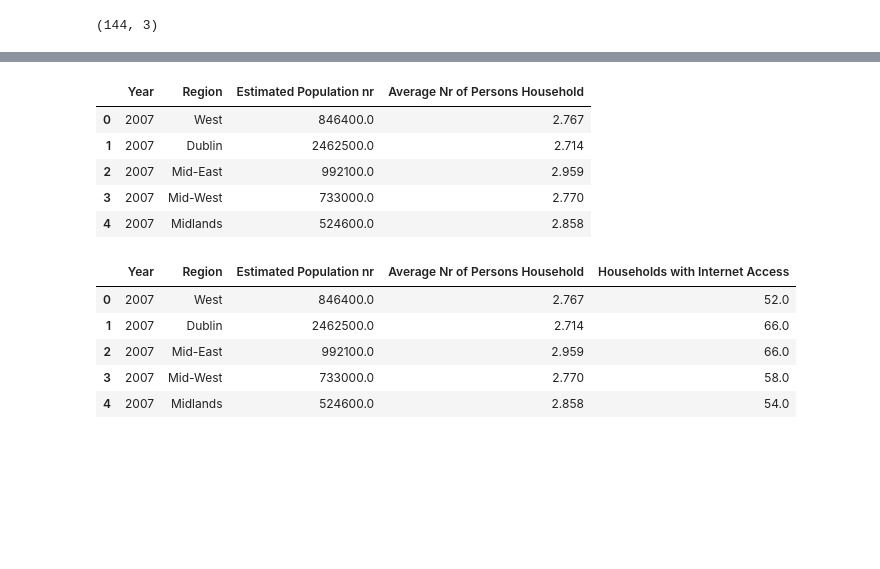
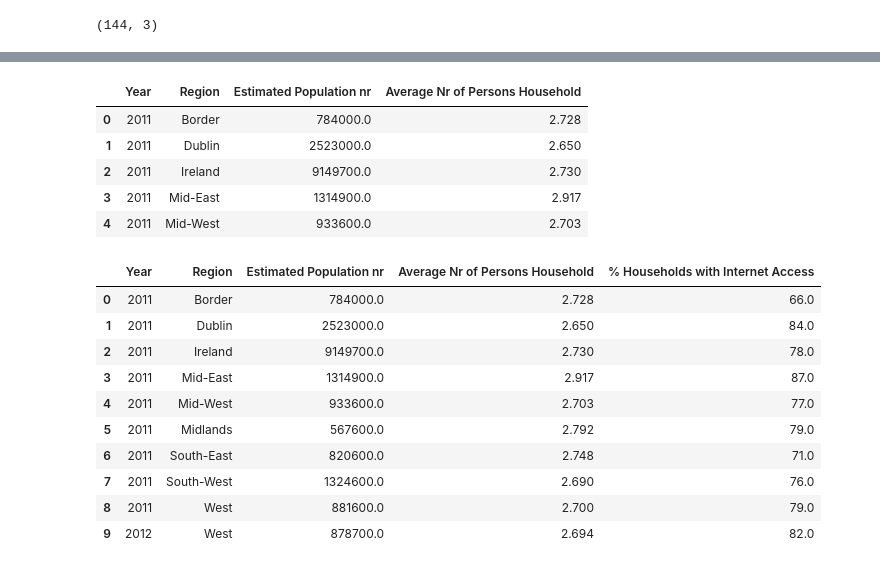
Before and after one commit to Natidhcp/MSc_DA, a Jupyter notebook: Data Processing.ipynb, the cells around one changed output, grey strips where cells are left out. Cells and saved outputs as stored; diff of their text form; code cells hidden in the pictures; blank space fills up the shorter version.

```diff
--- a/Data Processing.ipynb
+++ b/Data Processing.ipynb
@@ -11,10 +14,10 @@ import warnings
 warnings.filterwarnings('ignore')
 # %%
 #Creating dataframes from clean files
-df_pop = pd.read_csv("PEA_c.csv")
+df_pop = pd.read_csv("PEA04_c.csv")
 df_f = pd.read_csv("F2002_c.csv")
 df_ica = pd.read_csv("ICA_c.csv")
-
+#brief view
 df_pop.head()
 # %% [output]
 |  | Year | Region | Estimated Population nr |
@@ -84,20 +82,27 @@ array(['Border', 'Midlands', 'South-East', 'Mid-West', 'South-West',
 # %%
+# nerging data frames with estimated population number and average number of persong per household
 df_agg1 = df_pop.merge(df_f, on=['Year', 'Region'], how='left')
 df_agg1.head()
 # %% [output]
 |  | Year | Region | Estimated Population nr | Average Nr of Persons Household |
-| 0 | 2007 | West | 846400.0 | 2.767 |
-| 1 | 2007 | Dublin | 2462500.0 | 2.714 |
-| 2 | 2007 | Mid-East | 992100.0 | 2.959 |
-| 3 | 2007 | Mid-West | 733000.0 | 2.770 |
-| 4 | 2007 | Midlands | 524600.0 | 2.858 |
+| 0 | 2011 | Border | 784000.0 | 2.728 |
+| 1 | 2011 | Dublin | 2523000.0 | 2.650 |
+| 2 | 2011 | Ireland | 9149700.0 | 2.730 |
+| 3 | 2011 | Mid-East | 1314900.0 | 2.917 |
+| 4 | 2011 | Mid-West | 933600.0 | 2.703 |
 # %%
+# adding to aggregated data frame % of households with internet access
 df_agg1 = df_agg1.merge(df_ica, on=['Year', 'Region'], how='left')
-df_agg1.head()
+df_agg1.head(10)
 # %% [output]
-|  | Year | Region | Estimated Population nr | Average Nr of Persons Household | Households with Internet Access |
-| 0 | 2007 | West | 846400.0 | 2.767 | 52.0 |
-| 1 | 2007 | Dublin | 2462500.0 | 2.714 | 66.0 |
-| 2 | 2007 | Mid-East | 992100.0 | 2.959 | 66.0 |
-| 3 | 2007 | Mid-West | 733000.0 | 2.770 | 58.0 |
-| 4 | 2007 | Midlands | 524600.0 | 2.858 | 54.0 |
+|  | Year | Region | Estimated Population nr | Average Nr of Persons Household | % Households with Internet Access |
+| 0 | 2011 | Border | 784000.0 | 2.728 | 66.0 |
+| 1 | 2011 | Dublin | 2523000.0 | 2.650 | 84.0 |
+| 2 | 2011 | Ireland | 9149700.0 | 2.730 | 78.0 |
+| 3 | 2011 | Mid-East | 1314900.0 | 2.917 | 87.0 |
+| 4 | 2011 | Mid-West | 933600.0 | 2.703 | 77.0 |
+| 5 | 2011 | Midlands | 567600.0 | 2.792 | 79.0 |
+| 6 | 2011 | South-East | 820600.0 | 2.748 | 71.0 |
+| 7 | 2011 | South-West | 1324600.0 | 2.690 | 76.0 |
+| 8 | 2011 | West | 881600.0 | 2.700 | 79.0 |
+| 9 | 2012 | West | 878700.0 | 2.694 | 82.0 |
```
Also changed, not shown: parts of 28 cells of this notebook, 3 other files.
